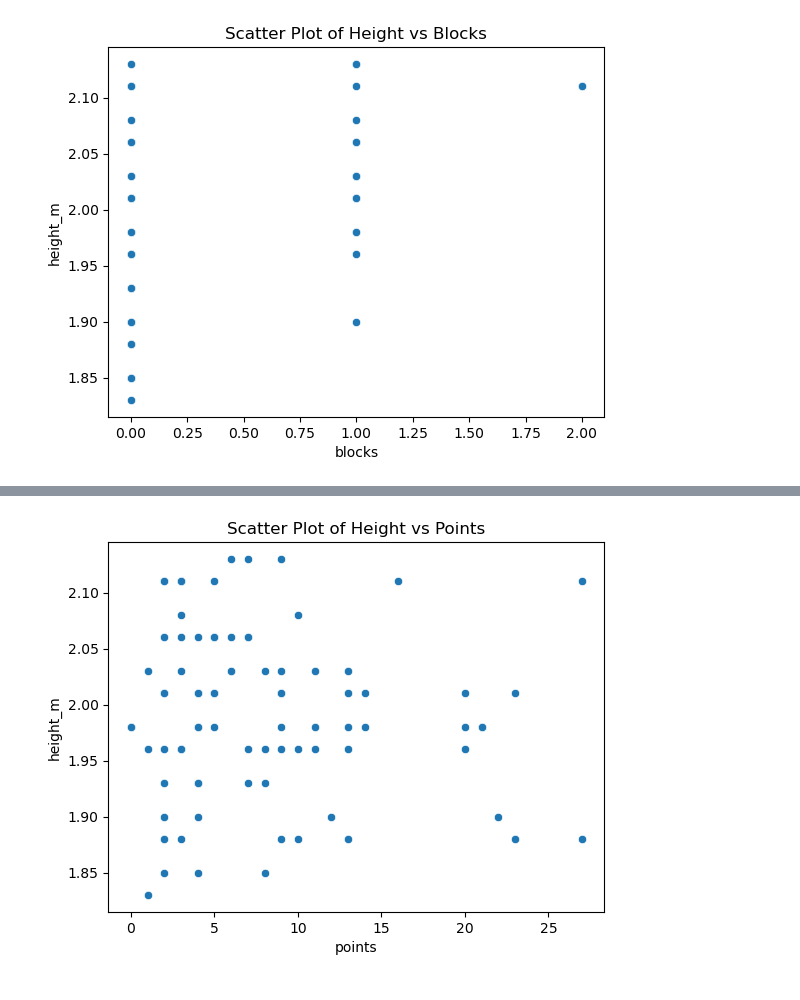
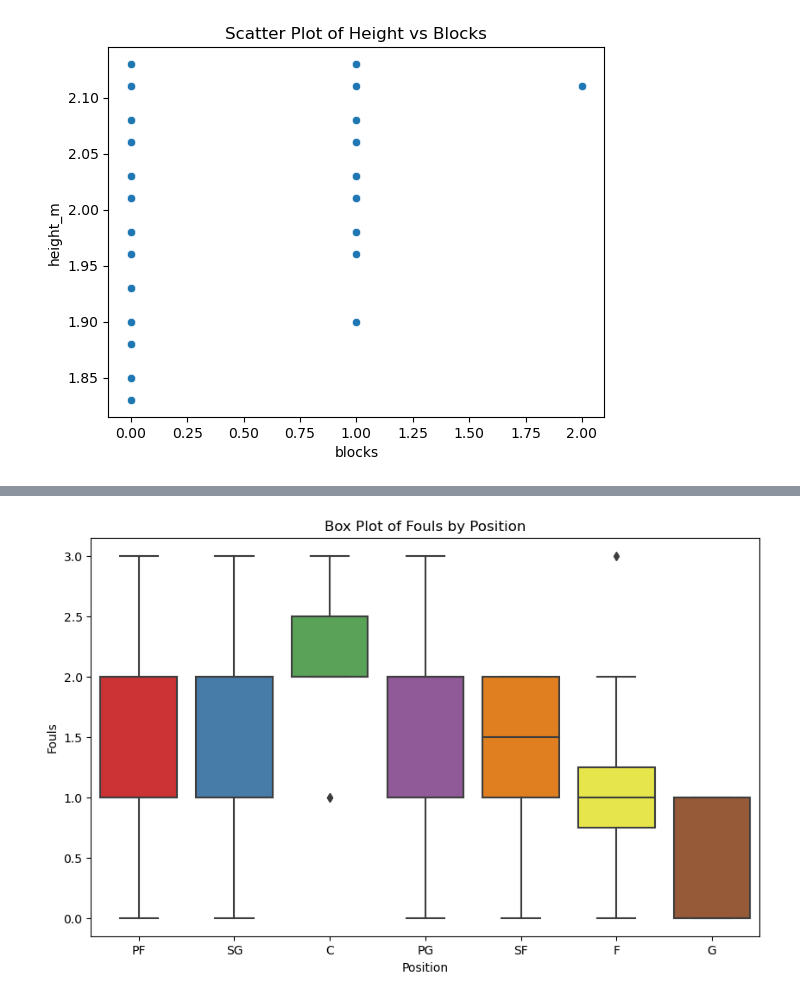
Before and after one commit to isaacaguilar97/you-in-nba, a Jupyter notebook: NBA_project.ipynb, the cells around one changed output, grey strips where cells are left out. Cells and saved outputs as stored; diff of their text form; code cells hidden in the pictures.

```diff
--- a/NBA_project.ipynb
+++ b/NBA_project.ipynb
@@ -106,7 +107,7 @@ players_df.iloc[300]['id']
 # Get Player stats per game info from API
 urlps = "https://api-nba-v1.p.rapidapi.com/players/statistics"
 ps = pd.DataFrame()
-for i in range(1,10): # I have 393 players (do 10 by 10)
+for i in range(150,160): # I have 393 players (do 10 by 10)
 	querystring = {"id":players_df.iloc[i]['id'],"season":"2023"}
 
 	headers = {
@@ -495,17 +611,16 @@ plt.show()
 # %%
-# Relationship between Heigth and Points
-col1 = 'points'
-col2 = 'height_m'
+# Relationship between positions and fouls
 
-# Create a scatter plot
-sns.scatterplot(x=col1, y=col2, data=final_df)
+# Create a box plot
+plt.figure(figsize=(10, 6))
+sns.boxplot(x='pos', y='pFouls', data=final_df, palette='Set1')
 
 # Add labels and title
-plt.xlabel(col1)
-plt.ylabel(col2)
-plt.title(f'Scatter Plot of Height vs Points')
+plt.xlabel('Position')
+plt.ylabel('Fouls')
+plt.title('Box Plot of Fouls by Position')
 
 # Show the plot
 plt.show()
 # %% [output]
-[figure, old version]
+[figure, new version]
```
Also changed, not shown: parts of 20 cells of this notebook, 3 other files.
